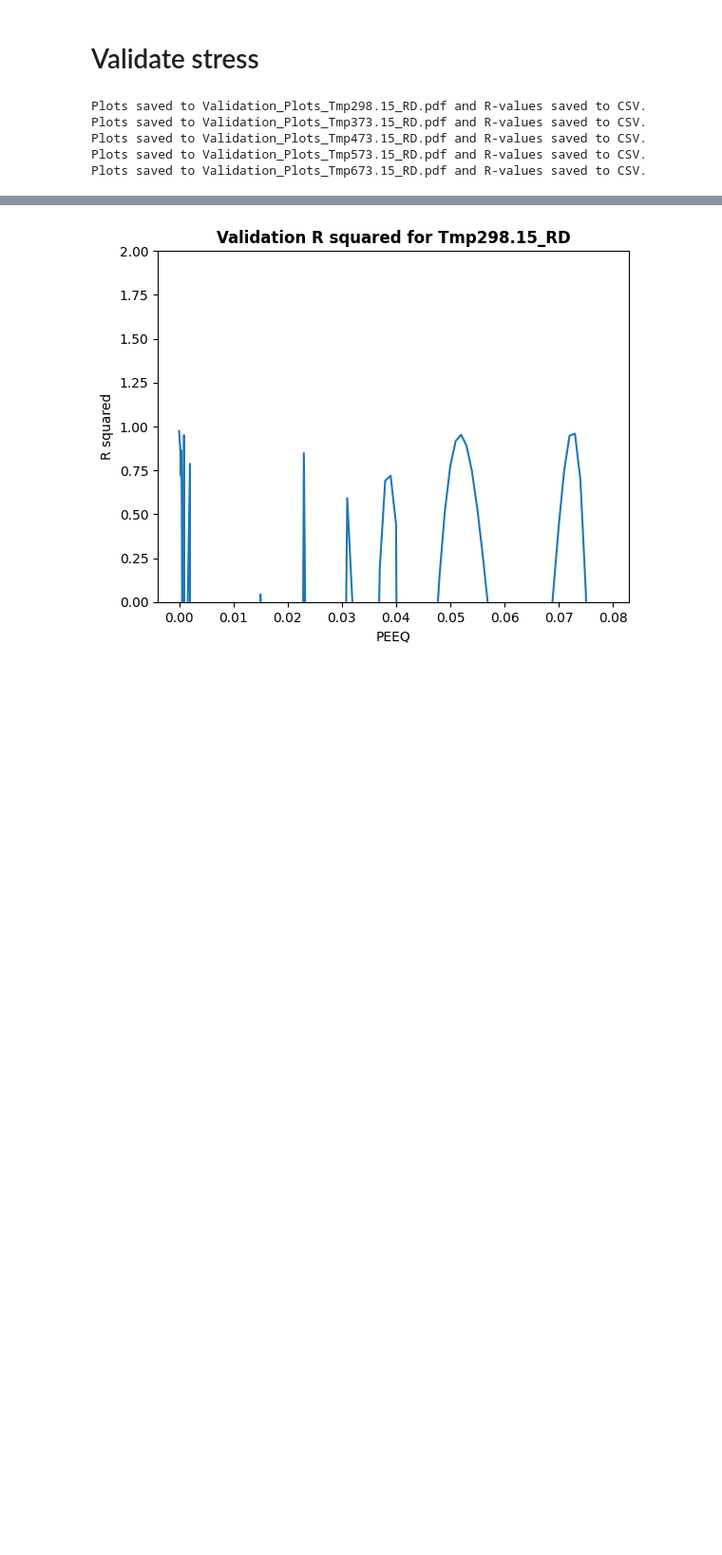
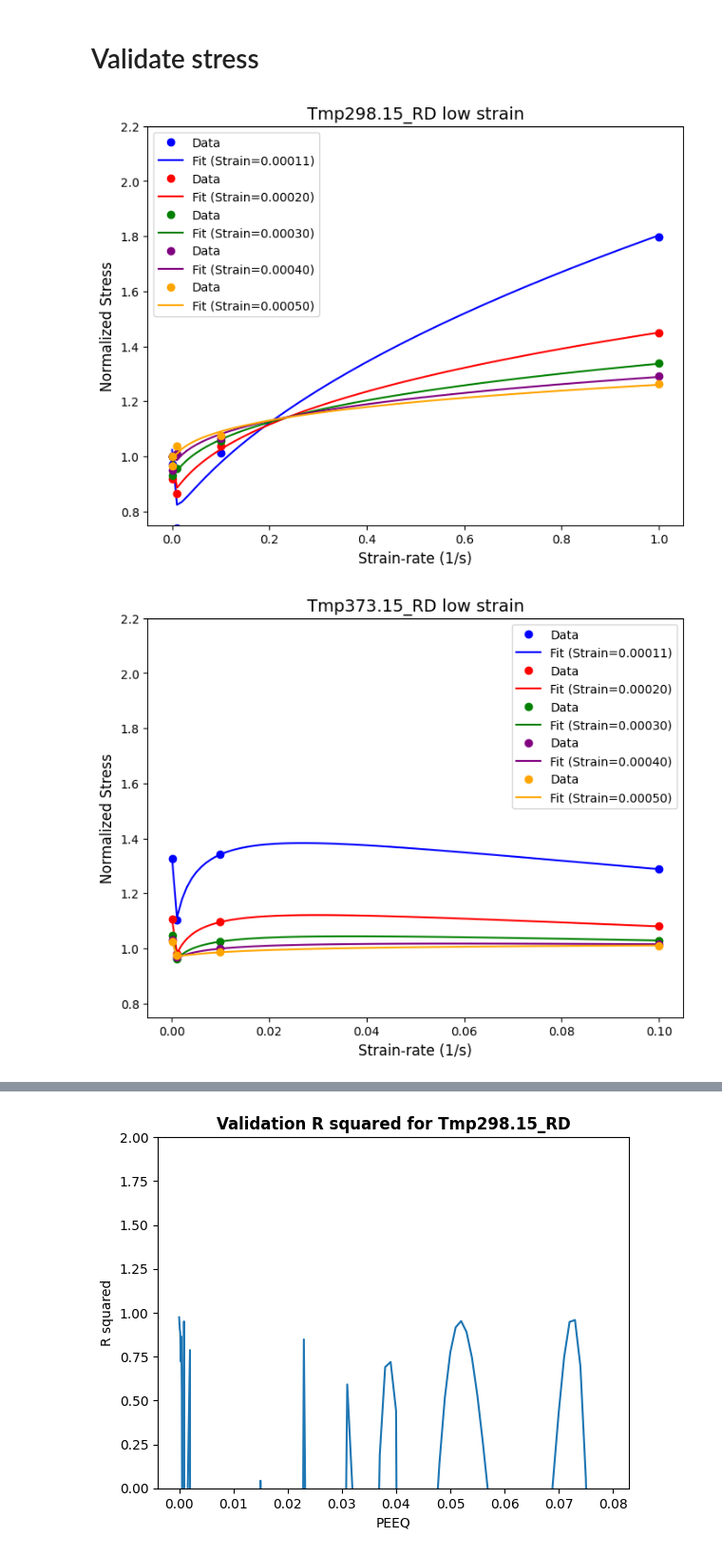
Before and after one commit to meiannnnn/coe-final-project, a Jupyter notebook: strain_rate_calibration/student2/student2.ipynb, the cells around one changed output, grey strips where cells are left out. Shown at 95% size. Cells and saved outputs as stored; diff of their text form; code cells hidden in the pictures; blank space fills up the shorter version.

```diff
--- a/strain_rate_calibration/student2/student2.ipynb
+++ b/strain_rate_calibration/student2/student2.ipynb
@@ -717,65 +744,57 @@ Parameters for C4: [-1.97818114e-01 -5.69463282e+03  2.01400061e+03 -6.91885225e
 # %%
 def validate_original_function(temperature_file, strain_rates, strain_rate_columns):
     """Validates the original function using the fitted parameters and calculates R-value."""
+    import matplotlib.pyplot as plt
+    from cycler import cycler
+
     # Load the original data and the fitted parameters
     data = pd.read_csv(f"../{temperature_file}.csv")
-    params_df = pd.read_csv(f"Fitted_Parameters_{temperature_file}.csv")
-    r_values_list = []  # List to store R-values for each row
+    params_df = pd.read_csv(f"Parameters_{temperature_file}_new.csv")
 
-    # Create a PDF file to save the plots
-    pdf_filename = f"Validation_Plots_{temperature_file}.pdf"
-    with PdfPages(pdf_filename) as pdf:
-        for i in range(len(data)):
-            # Extract the parameters and stress data for comparison
-            strain = params_df.iloc[i]['strain']
-            C1, C2, C3, C4 = params_df.iloc[i][['C1', 'C2', 'C3', 'C4']]
-            stress_values = data.iloc[i][strain_rate_columns].values
+    # Filter the parameters DataFrame for specific strain values (from the picture)
+    target_strains = [0.00011, 0.0002, 0.0003, 0.0004, 0.0005]
+    #target_strains = [0.01, 0.02, 0.03, 0.04, 0.05]
+    params_df = params_df[params_df['PEEQ'].isin(target_strains)]
 
-            # Generate smooth strain rate values for plotting
-            plt_sr = np.linspace(min(strain_rates), max(strain_rates), 100)
-            plt_stress = strain_rate_dependent_stress(plt_sr, C1, C2, C3, C4)
+    # Define color scheme (matching the example plot)
+    colors = ["blue", "red", "green", "purple", "orange"]
 
-            # Compute stress from the original function at discrete strain rates
-            fitted_stress = strain_rate_dependent_stress(np.array(strain_rates), C1, C2, C3, C4)
+    plt.figure(figsize=(8, 6))
+    plt.gca().set_prop_cycle(cycler('color', colors))
 
-            # Calculate the R-value (correlation coefficient)
-            residuals = stress_values - fitted_stress
-            ss_res = np.sum(residuals**2)
-            ss_tot = np.sum((stress_values - np.mean(stress_values))**2)
-            r_value = 1 - (ss_res / ss_tot)
-            r_values_list.append({'Row': strain, 'R_squared': r_value})
+    for color, (_, row) in zip(colors, params_df.iterrows()):
+        # Extract the parameters and stress data for comparison
+        strain = row['PEEQ']
+        C1, C2, C3, C4 = row[['C1', 'C2', 'C3', 'C4']]
+        stress_values = data.iloc[int(row.name)][strain_rate_columns].values
 
-            # Plot only a limited number of rows for visual validation
-            plt.figure(figsize=(10, 5))
-            plt.plot(strain_rates, stress_values, 'o', label='Original Data')
-            plt.plot(plt_sr, plt_stress, '-', label='Fitted Model')
-            plt.xlabel('Strain Rate')
-            plt.ylabel('Stress')
-            plt.title(f'Validation for Row {i} {temperature_file} (R-value = {r_value:.3f})')
-            plt.legend()
-            plt.grid()
-            pdf.savefig()  # Save the current figure to the PDF
-            plt.close()  # Close the figure to avoid displaying it multiple times
+        # Generate smooth strain rate values for plotting
+        plt_sr = np.linspace(min(strain_rates), max(strain_rates), 100)
+        plt_stress = strain_rate_dependent_stress(plt_sr, C1, C2, C3, C4)
 
-    # Save R-values to CSV
-    r_values_df = pd.DataFrame(r_values_list)
-    r_values_df.to_csv(f"R_values_{temperature_file}.csv", index=False)
-    print(f"Plots saved to {pdf_filename} and R-values saved to CSV.")
+        # Plot for visual validation
+        plt.plot(strain_rates, stress_values, 'o', label=f'Data', color=color)
+        plt.plot(plt_sr, plt_stress, '-', label=f'Fit (Strain={strain:.5f})', color=color)
+
+    # Style adjustments for the plot
+    plt.xlabel('Strain-rate (1/s)', fontsize=12)
+    plt.ylabel('Normalized Stress', fontsize=12)
+    plt.ylim(0.75,2.2)
+    plt.title(f'{temperature_file} low strain', fontsize=14)
+    plt.legend(loc='best',fontsize=10)
+    plt.show()
 
 # Example usage
 temperature_file = 'Tmp298.15_RD'
 strain_rates = [0.0001, 0.001, 0.01, 0.1, 1]
 strain_rate_columns = ['ref_StrRt0.0001', 'ref_StrRt0.001', 'ref_StrRt0.01', 'ref_StrRt0.1', 'ref_StrRt1']
 validate_original_function(temperature_file, strain_rates, strain_rate_columns)
 
 temps = ['373.15', '473.15', '573.15', '673.15']
 strain_rates = [0.0001, 0.001, 0.01, 0.1]
 strain_rate_columns = ['ref_StrRt0.0001', 'ref_StrRt0.001', 'ref_StrRt0.01', 'ref_StrRt0.1']
 for temp in temps:
     validate_original_function(f"Tmp{temp}_RD", strain_rates, strain_rate_columns)
 # %% [output]
-Plots saved to Validation_Plots_Tmp298.15_RD.pdf and R-values saved to CSV.
-Plots saved to Validation_Plots_Tmp373.15_RD.pdf and R-values saved to CSV.
-Plots saved to Validation_Plots_Tmp473.15_RD.pdf and R-values saved to CSV.
-Plots saved to Validation_Plots_Tmp573.15_RD.pdf and R-values saved to CSV.
-Plots saved to Validation_Plots_Tmp673.15_RD.pdf and R-values saved to CSV.
+[figure, added]
+[figure, added]
```
Also changed, not shown: parts of 8 cells of this notebook, 12 other files.
